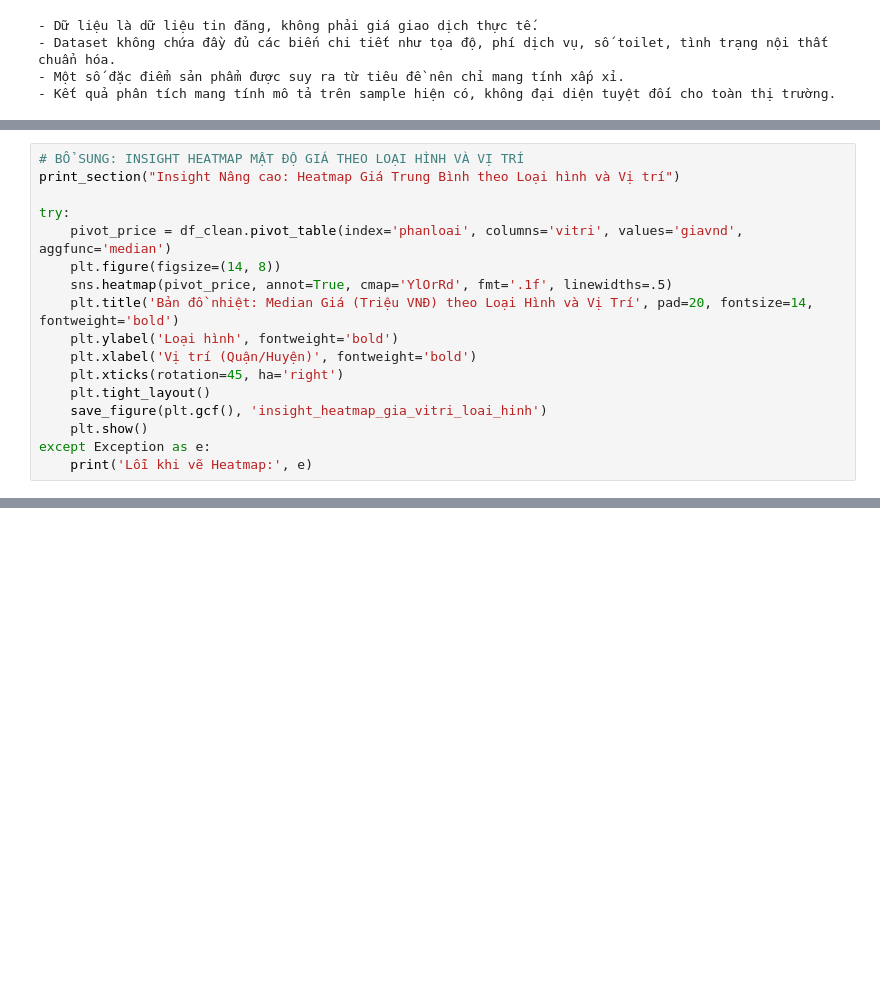
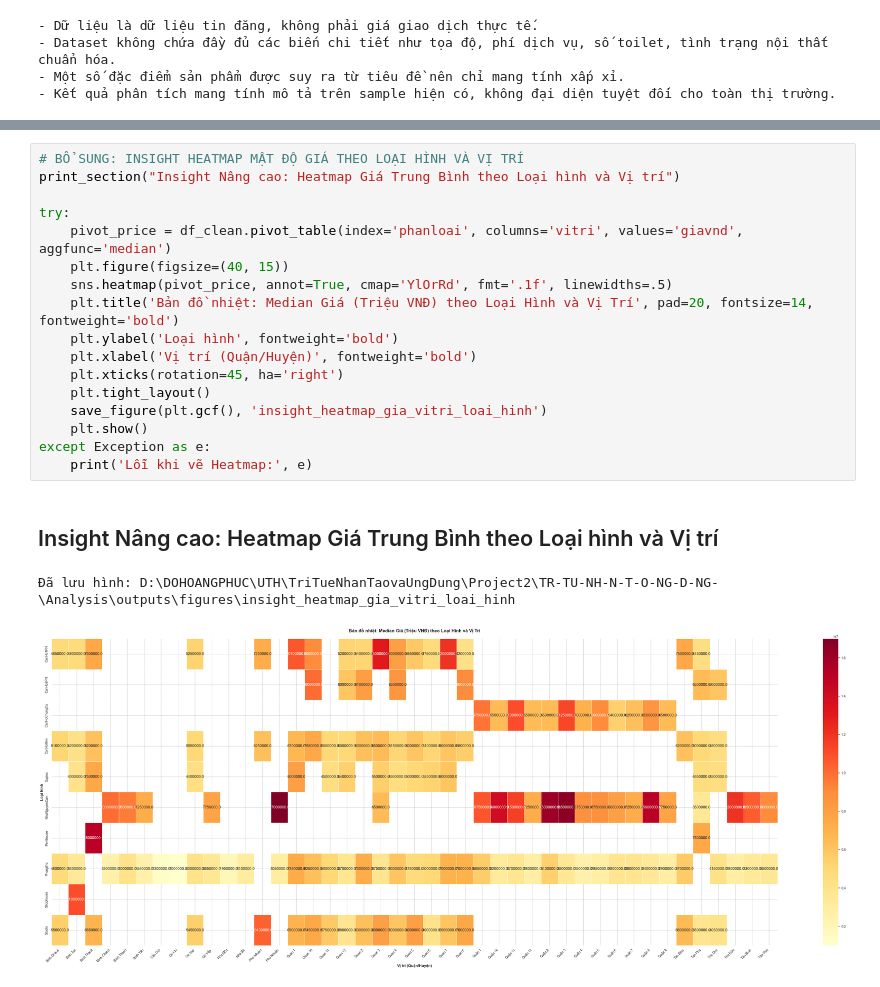
Before and after one commit to HoangPhucTony/TRITUENHANTAO__UNGDUNG, a Jupyter notebook: Analysis/Analysis_Code/notebooks/main/Main_EDA.ipynb, the cells around one changed output, grey strips where cells are left out. Saved outputs shown, nothing was run; the diff lists cells and outputs as text; blank space fills up the shorter version.

```diff
--- a/Analysis/Analysis_Code/notebooks/main/Main_EDA.ipynb
+++ b/Analysis/Analysis_Code/notebooks/main/Main_EDA.ipynb
@@ -1231,17 +1225,0 @@ Biểu đồ Heatmap dưới đây cho thấy sự phân bổ giá trung bình k
-# %%
-# BỔ SUNG: INSIGHT HEATMAP MẬT ĐỘ GIÁ THEO LOẠI HÌNH VÀ VỊ TRÍ
-print_section("Insight Nâng cao: Heatmap Giá Trung Bình theo Loại hình và Vị trí")
-
-try:
-    pivot_price = df_clean.pivot_table(index='phanloai', columns='vitri', values='giavnd', aggfunc='median')
-    plt.figure(figsize=(14, 8))
-    sns.heatmap(pivot_price, annot=True, cmap='YlOrRd', fmt='.1f', linewidths=.5)
-    plt.title('Bản đồ nhiệt: Median Giá (Triệu VNĐ) theo Loại Hình và Vị Trí', pad=20, fontsize=14, fontweight='bold')
-    plt.ylabel('Loại hình', fontweight='bold')
-    plt.xlabel('Vị trí (Quận/Huyện)', fontweight='bold')
-    plt.xticks(rotation=45, ha='right')
-    plt.tight_layout()
-    save_figure(plt.gcf(), 'insight_heatmap_gia_vitri_loai_hinh')
-    plt.show()
-except Exception as e:
-    print('Lỗi khi vẽ Heatmap:', e)
@@ -1247,0 +1229,21 @@ except Exception as e:
+# %%
+# BỔ SUNG: INSIGHT HEATMAP MẬT ĐỘ GIÁ THEO LOẠI HÌNH VÀ VỊ TRÍ
+print_section("Insight Nâng cao: Heatmap Giá Trung Bình theo Loại hình và Vị trí")
+
+try:
+    pivot_price = df_clean.pivot_table(index='phanloai', columns='vitri', values='giavnd', aggfunc='median')
+    plt.figure(figsize=(40, 15))
+    sns.heatmap(pivot_price, annot=True, cmap='YlOrRd', fmt='.1f', linewidths=.5)
+    plt.title('Bản đồ nhiệt: Median Giá (Triệu VNĐ) theo Loại Hình và Vị Trí', pad=20, fontsize=14, fontweight='bold')
+    plt.ylabel('Loại hình', fontweight='bold')
+    plt.xlabel('Vị trí (Quận/Huyện)', fontweight='bold')
+    plt.xticks(rotation=45, ha='right')
+    plt.tight_layout()
+    save_figure(plt.gcf(), 'insight_heatmap_gia_vitri_loai_hinh')
+    plt.show()
+except Exception as e:
+    print('Lỗi khi vẽ Heatmap:', e)
+# %% [output]
+## Insight Nâng cao: Heatmap Giá Trung Bình theo Loại hình và Vị trí
+Đã lưu hình: D:\DOHOANGPHUC\UTH\TriTueNhanTaovaUngDung\Project2\TR-TU-NH-N-T-O-NG-D-NG-\Analysis\outputs\figures\insight_heatmap_gia_vitri_loai_hinh
+[figure, added]
```
Also changed, not shown: parts of 3 cells of this notebook, 2 other files.
